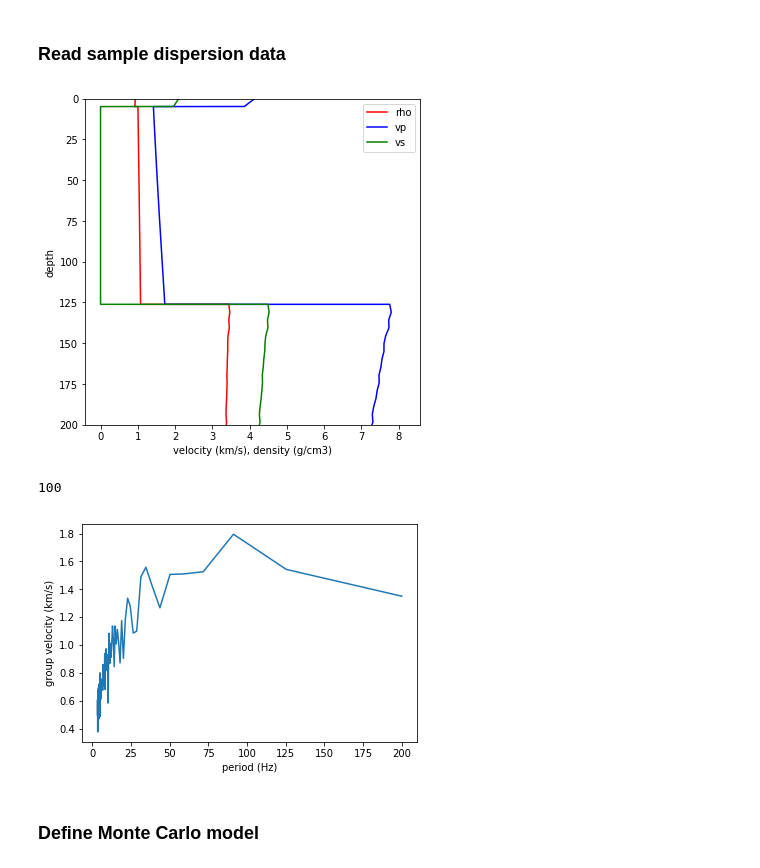
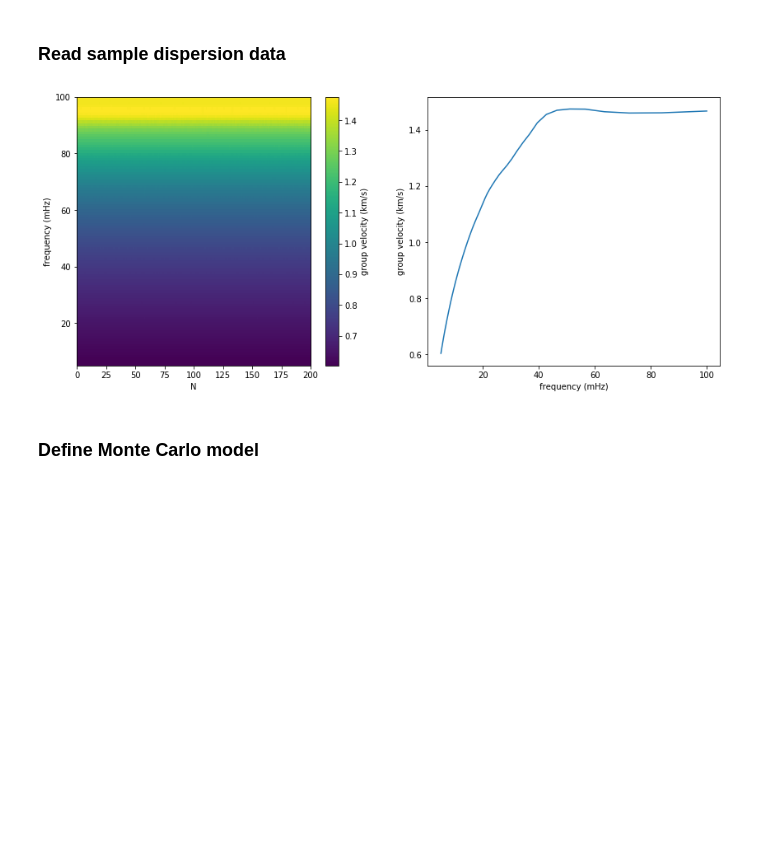
Before and after one commit to romaguir/europa_seismo, a Jupyter notebook: notebooks/simple_inversion2.ipynb, the cells around one changed output. Cells and saved outputs as stored; diff of their text form; code cells hidden in the pictures; blank space fills up the shorter version.

```diff
--- a/notebooks/simple_inversion2.ipynb
+++ b/notebooks/simple_inversion2.ipynb
@@ -12,23 +12,33 @@ matplotlib.rcParams['ps.fonttype'] = 42
 %matplotlib inline
 # %% [markdown]
 ### Read sample dispersion data
-# %%
-#data_obs = np.loadtxt('../data/dispersion_curves/disp_icehot20_test.dat')
-data_obs = np.loadtxt('../data/dispersion_curves/icehot_5km_FTAN.dat')
-f_obs = data_obs[:,0]
-vel_obs = data_obs[:,1]
-
-rayleigh.plot_deck_model('../data/models/icehot_5km_prem.txt')
-
-plt.plot(f_obs,vel_obs)
-plt.xlabel('period (Hz)')
-plt.ylabel('group velocity (km/s)')
-plt.savefig('fig1.pdf',format='pdf',transparent='True')
-print len(f_obs)
-# %% [output]
-[figure, removed]
-100
-[figure, removed]
+# %%
+#data_obs = np.loadtxt('../data/dispersion_curves/disp_icehot20_test.dat')
+Tmin = 10
+Tmax = 200
+nT = 100
+periods = np.linspace(Tmin,Tmax,nT)
+
+data_matrix = np.load('/home/romaguir/Tools/europa_seismo/data/dispersion_curves/data_matrix_nl0.01.npy')
+group_vel_obs = np.average(data_matrix,axis=1)
+f_obs = (1. / periods) * 1000.0
+km_per_deg = 27.31
+t_obs = (30.0 * km_per_deg) / group_vel_obs
+#print group_vel_obs
+
+
+fig, axes = plt.subplots(ncols=2,figsize=(14,6))
+im1 = axes[0].imshow(data_matrix,aspect='auto',extent=[0,200,(1./Tmax)*1000.,(1./Tmin)*1000.])
+axes[0].set_xlabel('N')
+axes[0].set_ylabel('frequency (mHz)')
+fig.colorbar(im1,ax=axes[0],label='group velocity (km/s)')
+#axes[1].plot(periods,group_vel_obs)
+axes[1].plot(f_obs,group_vel_obs)
+axes[1].set_ylabel("group velocity (km/s)")
+axes[1].set_xlabel('frequency (mHz)')
+plt.show()
+# %% [output]
+[figure, added]
 # %% [markdown]
 ### Define Monte Carlo model
 # %%
```
Also changed, not shown: parts of 5 cells of this notebook.
